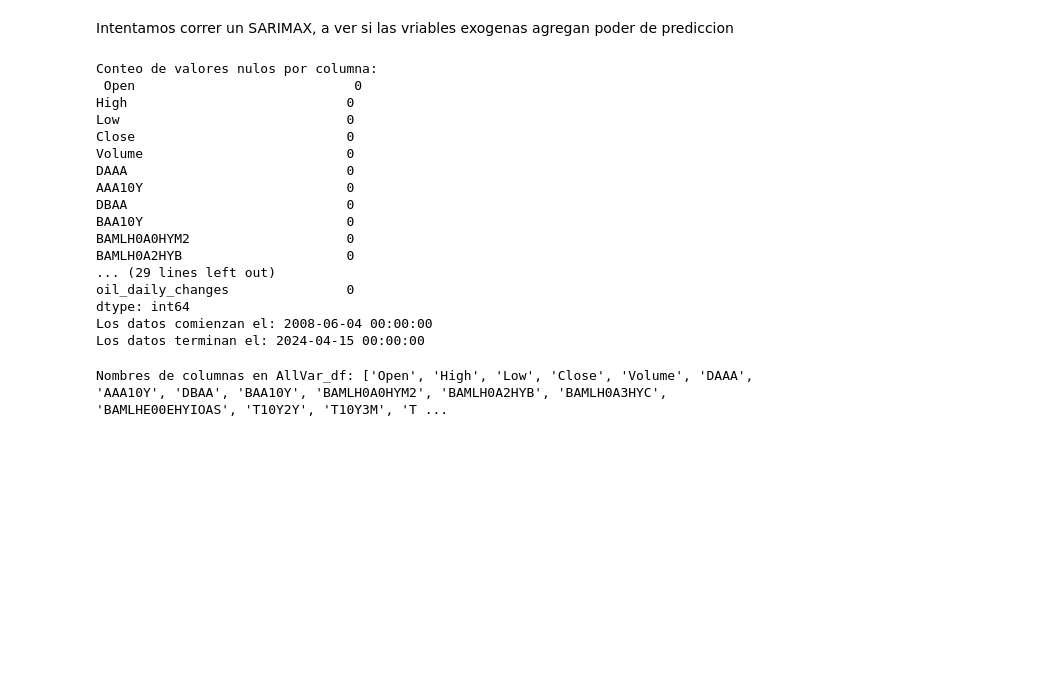
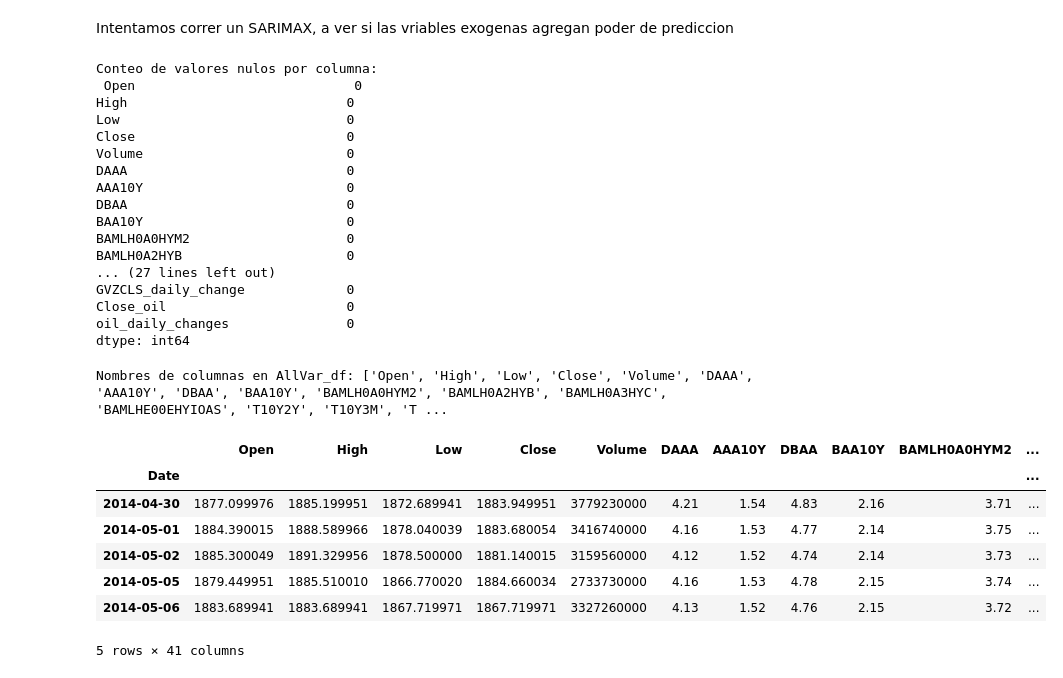
Before and after one commit to lgarnov19/TFM_Prediccion_SP500, a Jupyter notebook: TFM_AutoArima.ipynb, the cells around one changed output. Cells and saved outputs as stored; diff of their text form; code cells hidden in the pictures; blank space fills up the shorter version.

```diff
--- a/TFM_AutoArima.ipynb
+++ b/TFM_AutoArima.ipynb
@@ -346,11 +361,6 @@ Intentamos correr un SARIMAX, a ver si las vriables exogenas agregan poder de pr
 # %%
 null_counts = AllVar_df.isnull().sum()
 print("Conteo de valores nulos por columna:\n", null_counts)
-
-start_date_All = AllVar_df.index.min()
-end_date_All = AllVar_df.index.max()
-print(f"Los datos comienzan el: {start_date_All}")
-print(f"Los datos terminan el: {end_date_All}")
 # %% [output]
 Conteo de valores nulos por columna:
  Open                            0
@@ -364,17 +374,30 @@ DBAA                            0
 BAA10Y                          0
 BAMLH0A0HYM2                    0
 BAMLH0A2HYB                     0
-... (29 lines left out)
+... (27 lines left out)
+GVZCLS_daily_change             0
+Close_oil                       0
 oil_daily_changes               0
 dtype: int64
-Los datos comienzan el: 2008-06-04 00:00:00
-Los datos terminan el: 2024-04-15 00:00:00
 # %%
 # Obtén una lista con todos los nombres de las columnas en el DataFrame
 column_names = AllVar_df.columns.tolist()
 print("Nombres de columnas en AllVar_df:", column_names)
 # %% [output]
 Nombres de columnas en AllVar_df: ['Open', 'High', 'Low', 'Close', 'Volume', 'DAAA', 'AAA10Y', 'DBAA', 'BAA10Y', 'BAMLH0A0HYM2', 'BAMLH0A2HYB', 'BAMLH0A3HYC', 'BAMLHE00EHYIOAS', 'T10Y2Y', 'T10Y3M', 'T ...
+# %%
+AllVar_df = AllVar_df.loc[fecha_inicio:]
+# %%
+AllVar_df.head()
+# %% [output]
+|  | Open | High | Low | Close | Volume | DAAA | AAA10Y | DBAA | BAA10Y | BAMLH0A0HYM2 | ... |
+| Date |  |  |  |  |  |  |  |  |  |  | ... |
+| 2014-04-30 | 1877.099976 | 1885.199951 | 1872.689941 | 1883.949951 | 3779230000 | 4.21 | 1.54 | 4.83 | 2.16 | 3.71 | ... |
+| 2014-05-01 | 1884.390015 | 1888.589966 | 1878.040039 | 1883.680054 | 3416740000 | 4.16 | 1.53 | 4.77 | 2.14 | 3.75 | ... |
+| 2014-05-02 | 1885.300049 | 1891.329956 | 1878.500000 | 1881.140015 | 3159560000 | 4.12 | 1.52 | 4.74 | 2.14 | 3.73 | ... |
+| 2014-05-05 | 1879.449951 | 1885.510010 | 1866.770020 | 1884.660034 | 2733730000 | 4.16 | 1.53 | 4.78 | 2.15 | 3.74 | ... |
+| 2014-05-06 | 1883.689941 | 1883.689941 | 1867.719971 | 1867.719971 | 3327260000 | 4.13 | 1.52 | 4.76 | 2.15 | 3.72 | ... |
+5 rows × 41 columns
 # %%
 #Seleccionar las columnas que se van a utilizar
 selected_columns = ['VIXCLS', 'GVZCLS', 'DAAA_daily_change', 'AAA10Y_daily_change', 'DBAA_daily_change', 'BAA10Y_daily_change', 'BAMLH0A0HYM2_daily_change', 'BAMLH0A2HYB_daily_change', 'BAMLH0A3HYC_daily_change', 'BAMLHE00EHYIOAS_daily_change', 'T10Y2Y_daily_change', 'T10Y3M_daily_change', 'T5YIE_daily_change', 'DEXUSEU_daily_change', 'DEXCHUS_daily_change', 'DEXCAUS_daily_change', 'DEXMXUS_daily_change', 'oil_daily_changes']
```
Also changed, not shown: parts of 49 cells of this notebook.
